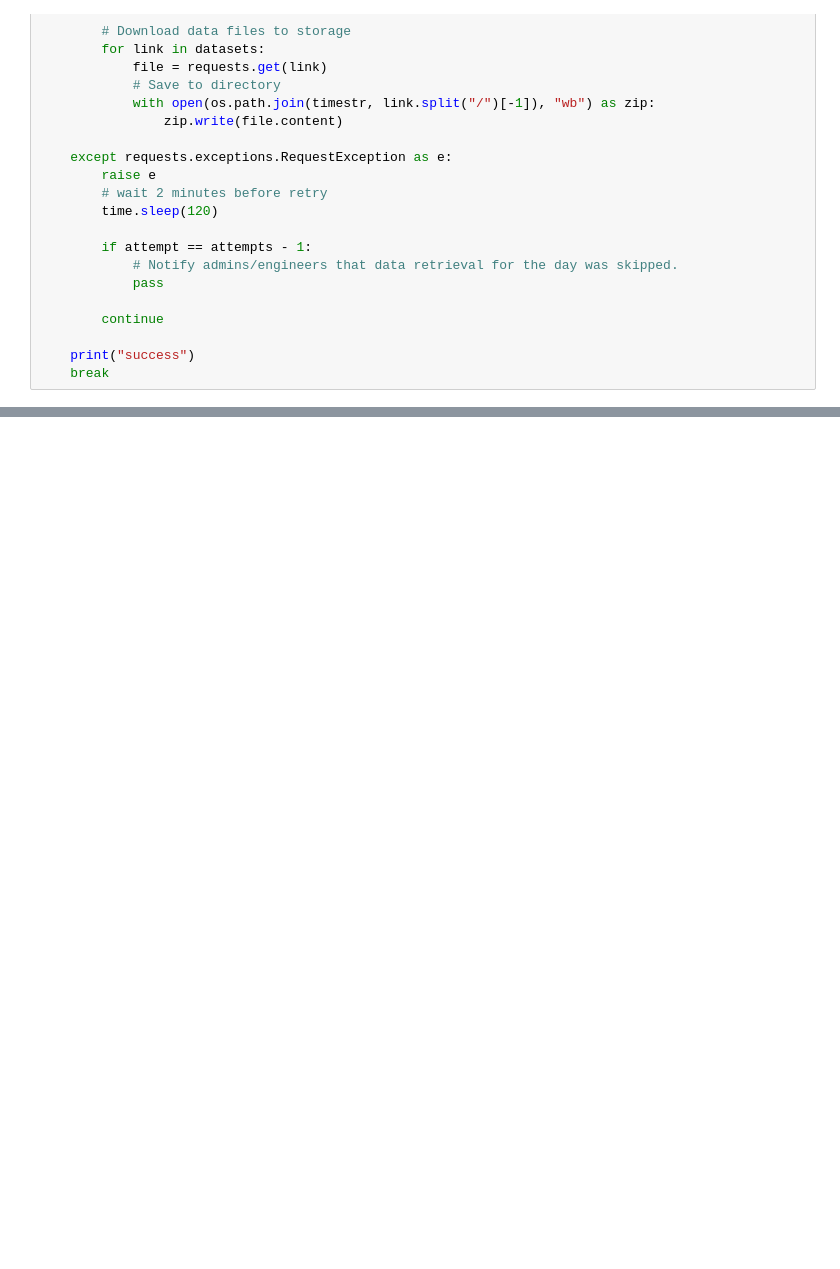
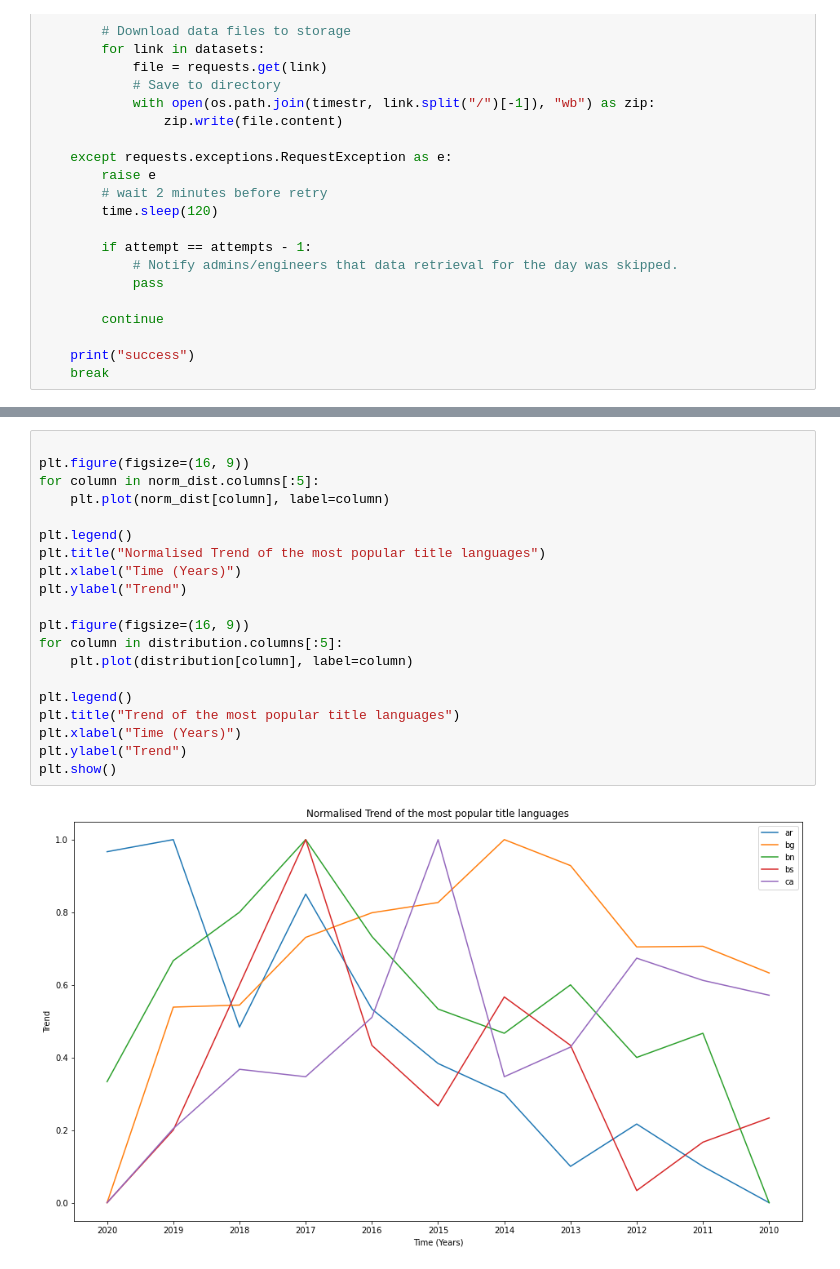
Before and after one commit to bernardcosta/VirailCaseStudy, a Jupyter notebook: CaseStudy.ipynb, the cells around one changed output, grey strips where cells are left out. Cells and saved outputs as stored; diff of their text form; blank space fills up the shorter version.

```diff
--- a/CaseStudy.ipynb
+++ b/CaseStudy.ipynb
@@ -103,0 +200,22 @@ for i, dataset in enumerate(datasets):
+# %%
+
+plt.figure(figsize=(16, 9))
+for column in norm_dist.columns[:5]:
+    plt.plot(norm_dist[column], label=column)
+
+plt.legend()
+plt.title("Normalised Trend of the most popular title languages")
+plt.xlabel("Time (Years)")
+plt.ylabel("Trend")
+
+plt.figure(figsize=(16, 9))
+for column in distribution.columns[:5]:
+    plt.plot(distribution[column], label=column)
+
+plt.legend()
+plt.title("Trend of the most popular title languages")
+plt.xlabel("Time (Years)")
+plt.ylabel("Trend")
+plt.show()
+# %% [output]
+[figure, added]
```
Also changed, not shown: parts of 18 cells of this notebook, 1 other file.
